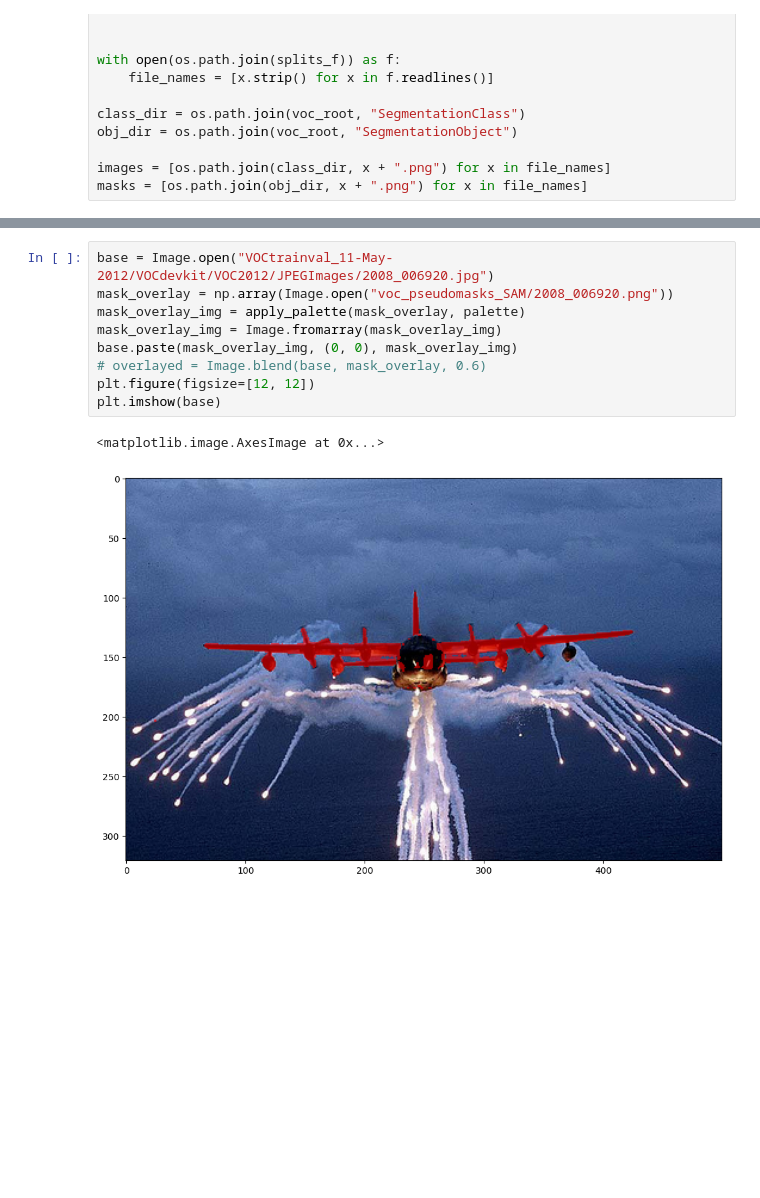
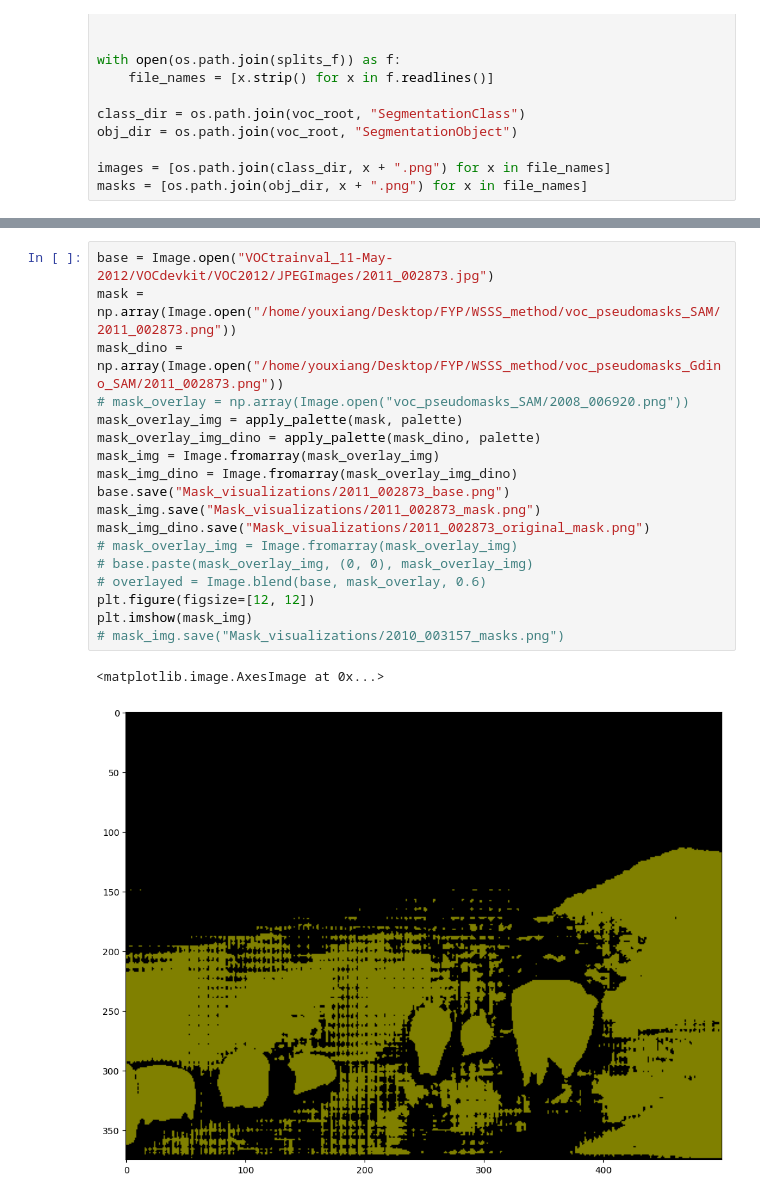
Before and after one commit to youxiang-git/WSSS_method, a Jupyter notebook: voc_pts.ipynb, the cells around one changed output, grey strips where cells are left out. Drawn from its saved outputs; the diff is of its cells as text; blank space fills up the shorter version.

```diff
--- a/voc_pts.ipynb
+++ b/voc_pts.ipynb
@@ -146,12 +132,21 @@ File for image 2008_008343 has bee
 # %%
-base = Image.open("VOCtrainval_11-May-2012/VOCdevkit/VOC2012/JPEGImages/2008_006920.jpg")
-mask_overlay = np.array(Image.open("voc_pseudomasks_SAM/2008_006920.png"))
-mask_overlay_img = apply_palette(mask_overlay, palette)
-mask_overlay_img = Image.fromarray(mask_overlay_img)
-base.paste(mask_overlay_img, (0, 0), mask_overlay_img)
+base = Image.open("VOCtrainval_11-May-2012/VOCdevkit/VOC2012/JPEGImages/2011_002873.jpg")
+mask = np.array(Image.open("/home/youxiang/Desktop/FYP/WSSS_method/voc_pseudomasks_SAM/2011_002873.png"))
+mask_dino = np.array(Image.open("/home/youxiang/Desktop/FYP/WSSS_method/voc_pseudomasks_Gdino_SAM/2011_002873.png"))
+# mask_overlay = np.array(Image.open("voc_pseudomasks_SAM/2008_006920.png"))
+mask_overlay_img = apply_palette(mask, palette)
+mask_overlay_img_dino = apply_palette(mask_dino, palette)
+mask_img = Image.fromarray(mask_overlay_img)
+mask_img_dino = Image.fromarray(mask_overlay_img_dino)
+base.save("Mask_visualizations/2011_002873_base.png")
+mask_img.save("Mask_visualizations/2011_002873_mask.png")
+mask_img_dino.save("Mask_visualizations/2011_002873_original_mask.png")
+# mask_overlay_img = Image.fromarray(mask_overlay_img)
+# base.paste(mask_overlay_img, (0, 0), mask_overlay_img)
 # overlayed = Image.blend(base, mask_overlay, 0.6)
 plt.figure(figsize=[12, 12])
-plt.imshow(base)
+plt.imshow(mask_img)
+# mask_img.save("Mask_visualizations/2010_003157_masks.png")
 # %% [output]
 <matplotlib.image.AxesImage at 0x...>
-[figure, old version]
+[figure, new version]
```
Also changed, not shown: parts of 4 cells of this notebook, 13 other files.
